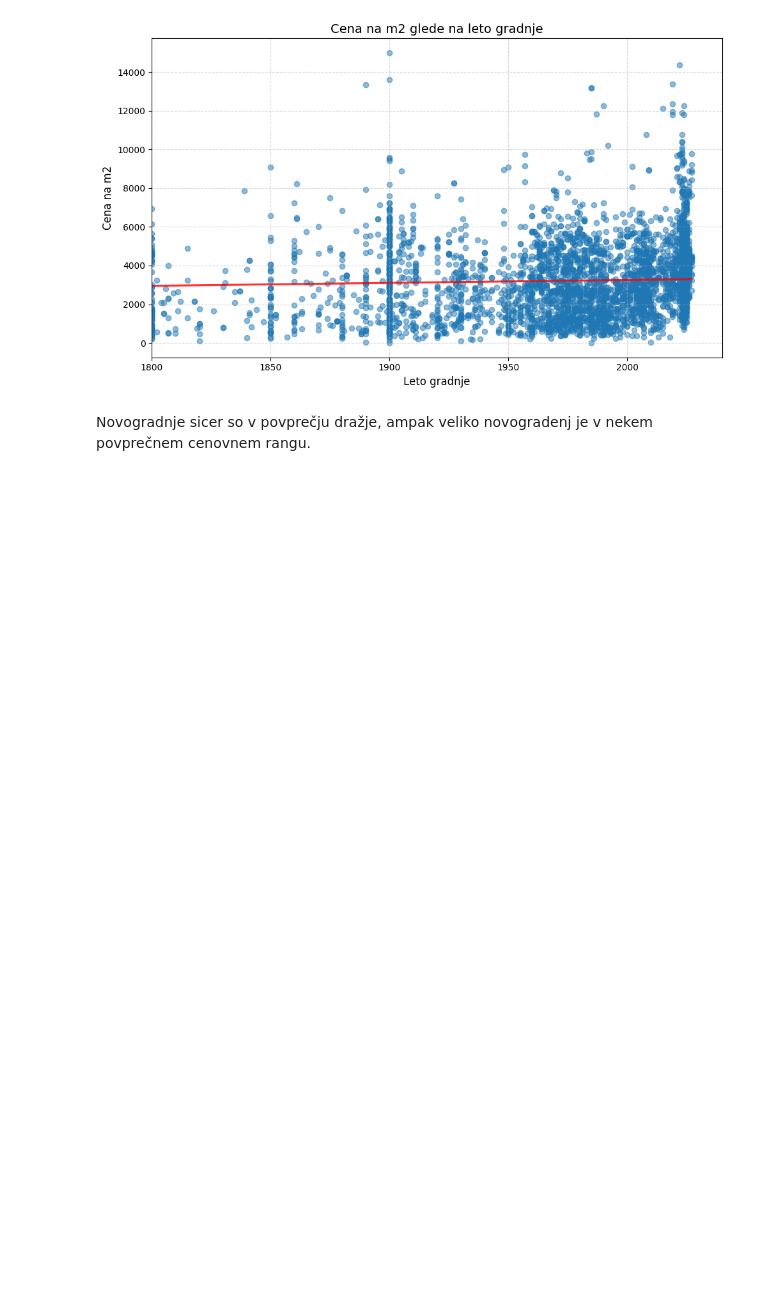
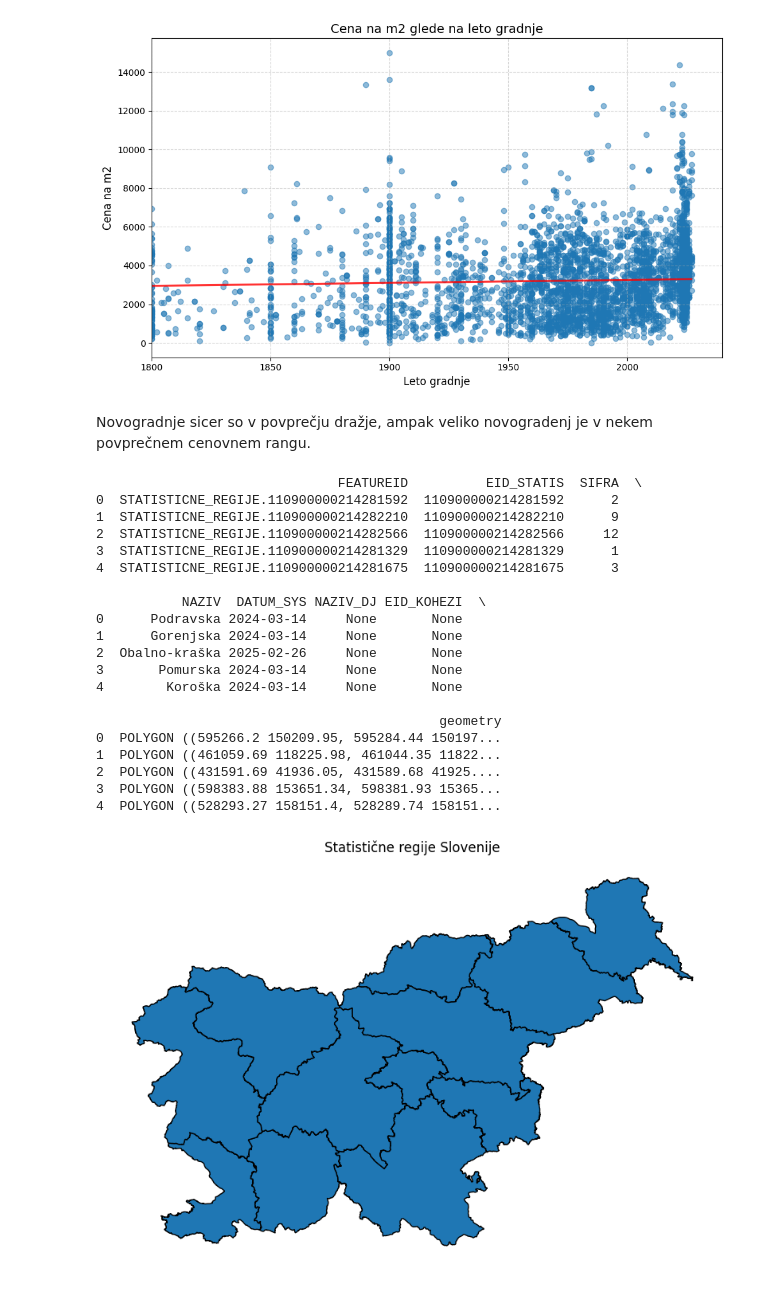
Before and after one commit to tthuma1/PR251, a Jupyter notebook: src/vizualizacije.ipynb, the cells around one changed output. Cells and saved outputs as stored; diff of their text form; code cells hidden in the pictures; blank space fills up the shorter version.

Commit message:
zemljevidi z regijami

```diff
--- a/src/vizualizacije.ipynb
+++ b/src/vizualizacije.ipynb
@@ -730,3 +731,40 @@ plt.show()
 [figure]
 # %% [markdown]
 Novogradnje sicer so v povprečju dražje, ampak veliko novogradenj je v nekem povprečnem cenovnem rangu.
+# %%
+import geopandas as gpd
+import matplotlib.pyplot as plt
+
+# 1. Naloži .shp datoteko
+gdf = gpd.read_file("../data/regije/RPE_SLO_PROSTORSKE_ENOTE_STATISTICNE_REGIJE_poligon.shp")  # prilagodi pot
+
+# 2. Preveri podatke
+print(gdf.head())  # da vidiš, kateri stolpci obstajajo (npr. imena regij)
+
+# 3. Nariši osnovni zemljevid
+gdf.plot(edgecolor="black", figsize=(10, 8))
+plt.title("Statistične regije Slovenije")
+plt.axis("off")
+plt.show()
+# %% [output]
+                               FEATUREID          EID_STATIS  SIFRA  \
+0  STATISTICNE_REGIJE.110900000214281592  110900000214281592      2
+1  STATISTICNE_REGIJE.110900000214282210  110900000214282210      9
+2  STATISTICNE_REGIJE.110900000214282566  110900000214282566     12
+3  STATISTICNE_REGIJE.110900000214281329  110900000214281329      1
+4  STATISTICNE_REGIJE.110900000214281675  110900000214281675      3
+
+           NAZIV  DATUM_SYS NAZIV_DJ EID_KOHEZI  \
+0      Podravska 2024-03-14     None       None
+1      Gorenjska 2024-03-14     None       None
+2  Obalno-kraška 2025-02-26     None       None
+3       Pomurska 2024-03-14     None       None
+4        Koroška 2024-03-14     None       None
+
+                                            geometry
+0  POLYGON ((595266.2 150209.95, 595284.44 150197...
+1  POLYGON ((461059.69 118225.98, 461044.35 11822...
+2  POLYGON ((431591.69 41936.05, 431589.68 41925....
+3  POLYGON ((598383.88 153651.34, 598381.93 15365...
+4  POLYGON ((528293.27 158151.4, 528289.74 158151...
+[figure, added]
```
Also changed, not shown: parts of 5 cells of this notebook.
